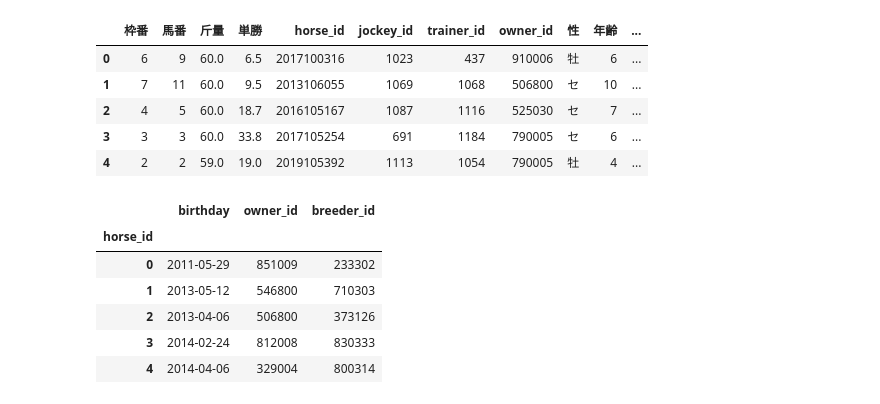
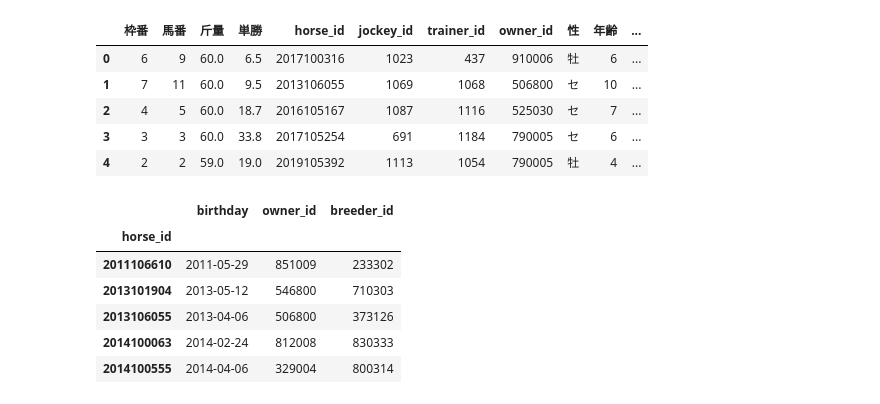
Before and after one commit to nmatsubara8/keibam, a Jupyter notebook: src/preparing/sand_box.ipynb, the cells around one changed output. Saved outputs shown, nothing was run; the diff lists cells and outputs as text; code cells hidden in the pictures.

```diff
--- a/src/preparing/sand_box.ipynb
+++ b/src/preparing/sand_box.ipynb
@@ -1736,8 +1736,8 @@ class HorseInfoProcessor(AbstractDataProcessor):
         df["birthday"] = pd.to_datetime(df[Cols.BIRTHDAY], format="%Y年%m月%d日")
 
         # インデックス名を与える
-        df.index.name = "horse_id"
-
+        # df.index.name = "horse_id"
+        df.set_index("horse_id", inplace=True)
         # カラム抽出
         df = self._select_columns(df)
 
@@ -1752,35 +1752,35 @@ class HorseInfoProcessor(AbstractDataProcessor):
                 # Cols.BIRTHDAY, # 生年月日
                 # Cols.TRAINER, # 調教師
                 # Cols.OWNER, # 馬主
                 # Cols.BREEDER, # 生産者
                 # Cols.REC_INFO, # 募集情報
                 # Cols.ORIGIN, # 産地
                 # Cols.PRICE, # セリ取引価格
                 # Cols.WINNING_PRIZE, # 獲得賞金
                 # Cols.TOTAL_RESULTS, # 通算成績
                 # Cols.VICTORY_RACE, # 人気
                 # Cols.RELATIVE_HORSE, # 近親馬
                 "birthday",
                 #'trainer_id',
                 "owner_id",
                 "breeder_id",
             ]
         ]
 
         return df
 
 
 inst = HorseInfoProcessor("./data/raw/horse_info.pkl")
 dft = inst._preprocess()
 # new_columns = {col: int(col) if col.isdigit() else col for col in df.columns if col.isdigit()}
 # 列名を変換
 dft.head()
 # df.rename(columns=new_colu
 # %% [output]
 |  | birthday | owner_id | breeder_id |
 | horse_id |  |  |  |
-| 0 | 2011-05-29 | 851009 | 233302 |
-| 1 | 2013-05-12 | 546800 | 710303 |
-| 2 | 2013-04-06 | 506800 | 373126 |
-| 3 | 2014-02-24 | 812008 | 830333 |
-| 4 | 2014-04-06 | 329004 | 800314 |
+| 2011106610 | 2011-05-29 | 851009 | 233302 |
+| 2013101904 | 2013-05-12 | 546800 | 710303 |
+| 2013106055 | 2013-04-06 | 506800 | 373126 |
+| 2014100063 | 2014-02-24 | 812008 | 830333 |
+| 2014100555 | 2014-04-06 | 329004 | 800314 |
```
Also changed, not shown: parts of 4 cells of this notebook, 9 other files.
